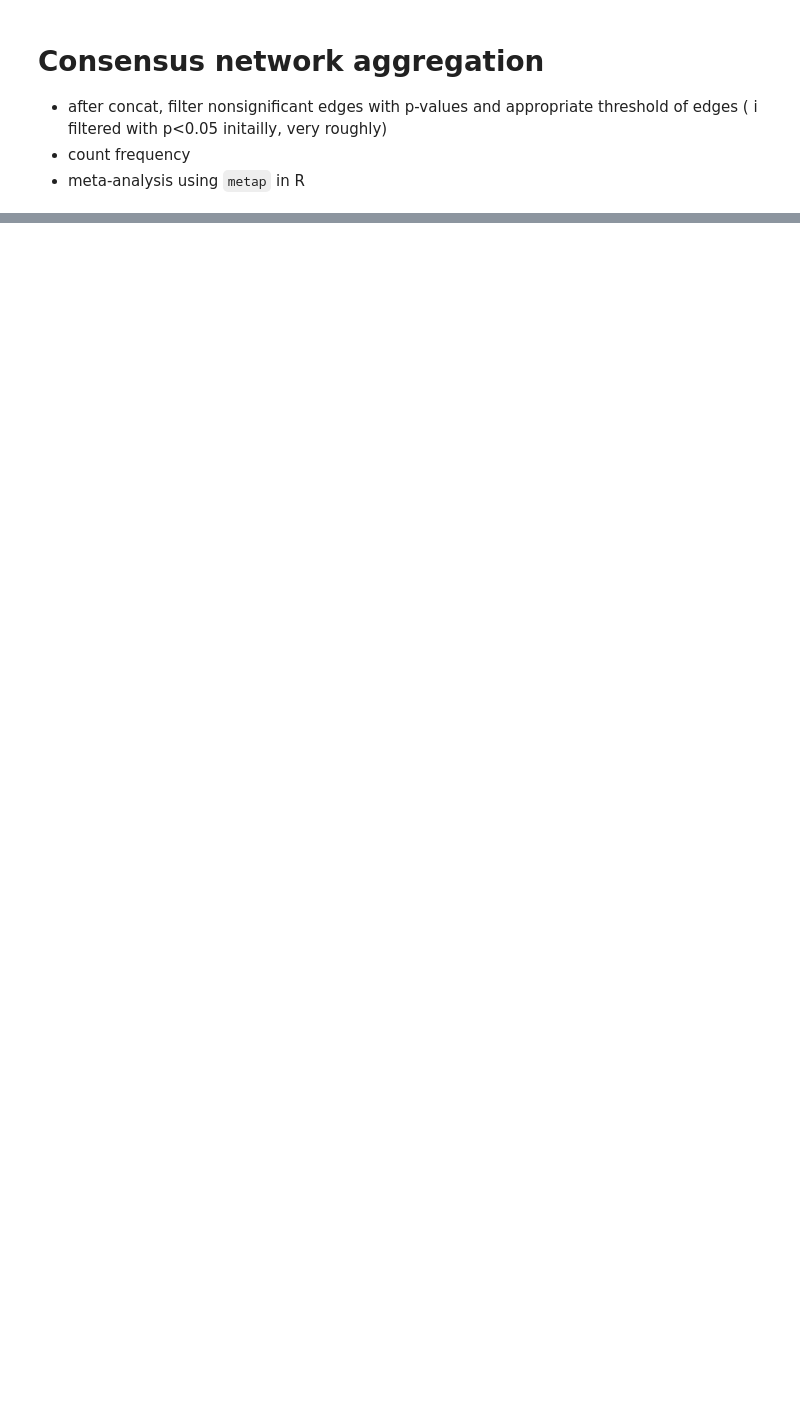
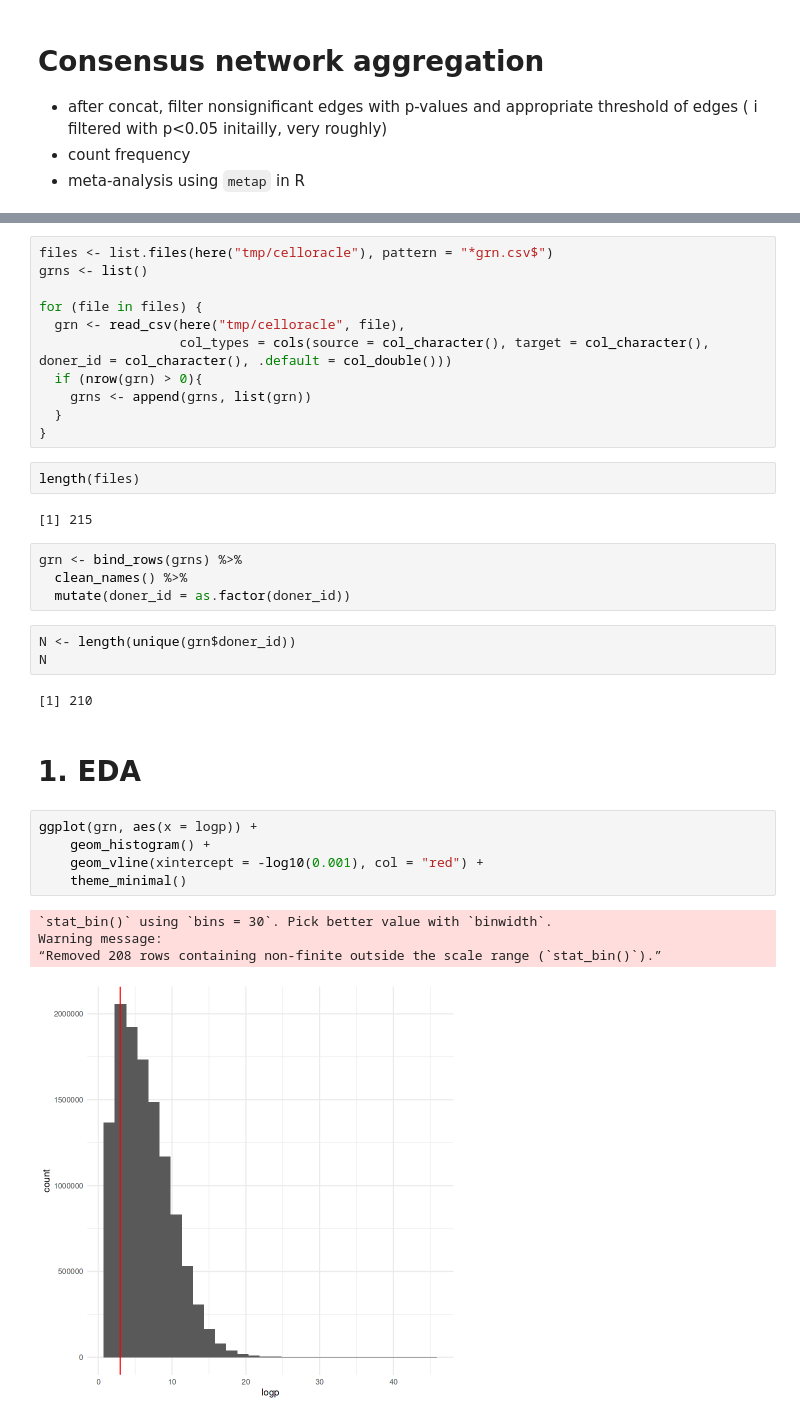
Before and after one commit to JiehoonKwak/crisprscreen, a Jupyter notebook: notebooks/integrate/networkaggregaion.ipynb, the cells around one changed output, grey strips where cells are left out. Cells and saved outputs as stored; diff of their text form; blank space fills up the shorter version.

```diff
--- a/notebooks/integrate/networkaggregaion.ipynb
+++ b/notebooks/integrate/networkaggregaion.ipynb
@@ -26,0 +31,36 @@ grns
+# %%
+files <- list.files(here("tmp/celloracle"), pattern = "*grn.csv$")
+grns <- list()
+
+for (file in files) {
+  grn <- read_csv(here("tmp/celloracle", file),
+                  col_types = cols(source = col_character(), target = col_character(), doner_id = col_character(), .default = col_double()))
+  if (nrow(grn) > 0){
+    grns <- append(grns, list(grn))
+  }
+}
+# %%
+length(files)
+# %% [output]
+[1] 215
+# %%
+grn <- bind_rows(grns) %>%
+  clean_names() %>%
+  mutate(doner_id = as.factor(doner_id))
+# %%
+N <- length(unique(grn$doner_id))
+N
+# %% [output]
+[1] 210
+# %% [markdown]
+# 1. EDA
+# %%
+ggplot(grn, aes(x = logp)) +
+    geom_histogram() +
+    geom_vline(xintercept = -log10(0.001), col = "red") +
+    theme_minimal()
+# %% [output]
+`stat_bin()` using `bins = 30`. Pick better value with `binwidth`.
+Warning message:
+“Removed 208 rows containing non-finite outside the scale range (`stat_bin()`).”
+[figure, added]
```
Also changed, not shown: parts of 20 cells of this notebook, 1 other file.
